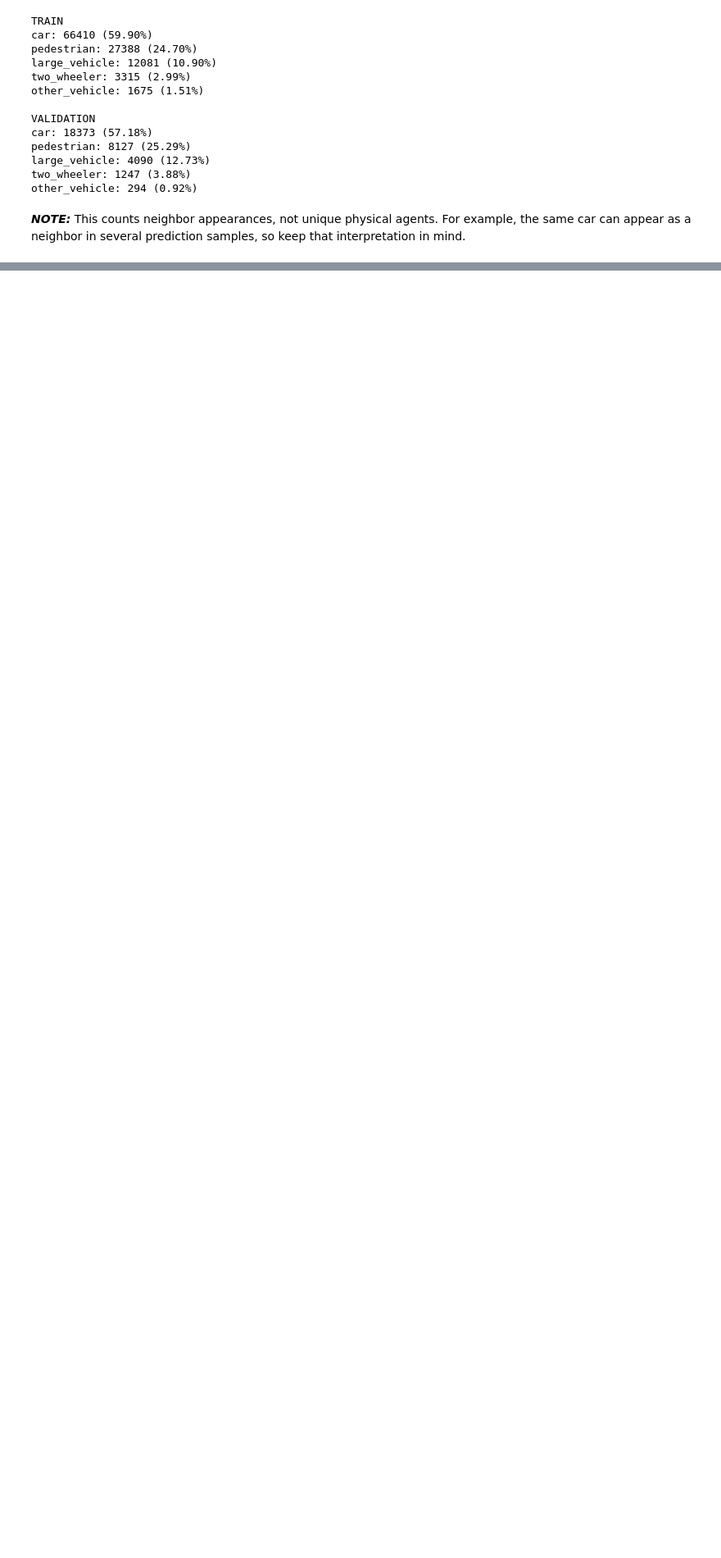
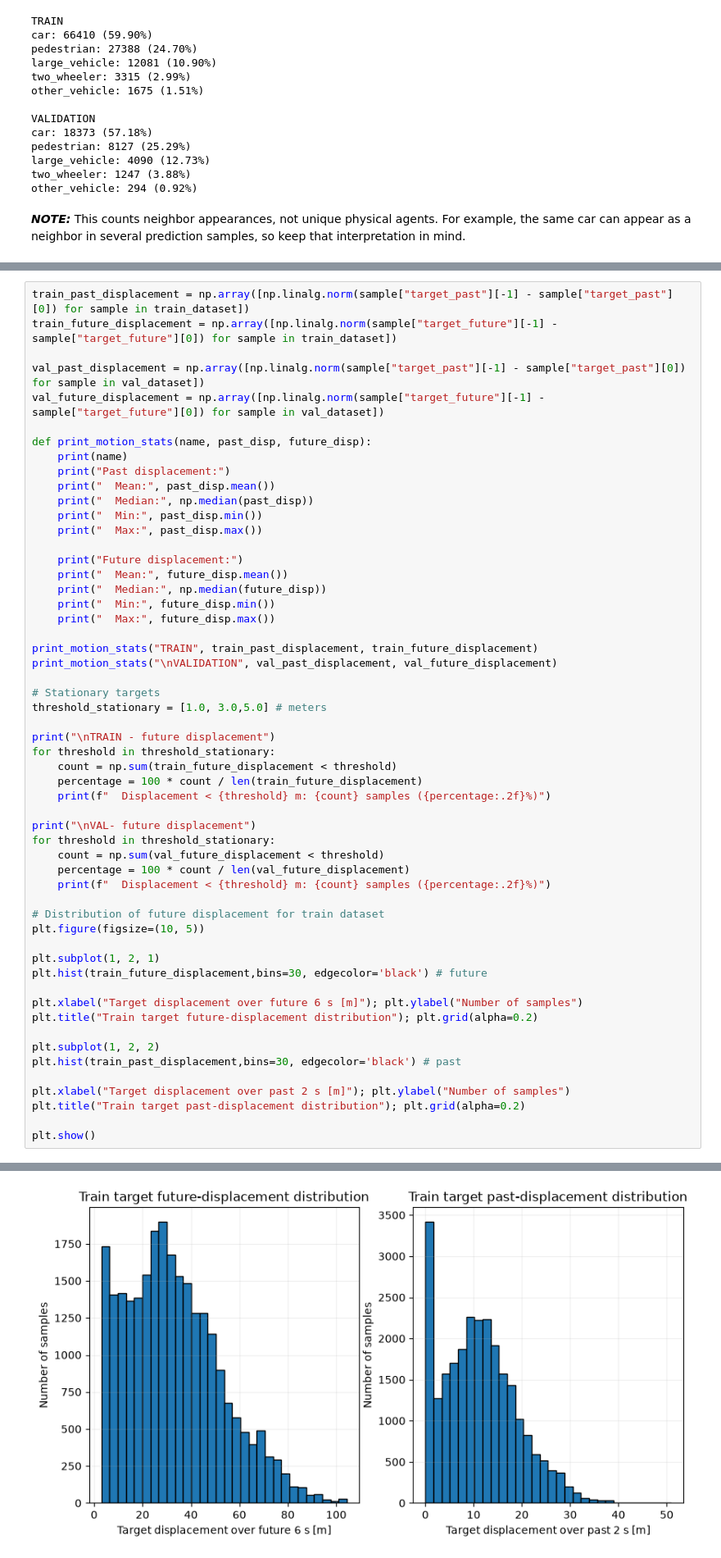
Before and after one commit to danilorar/gnn_trajectory, a Jupyter notebook: notebooks/02_dataset_analysis.ipynb, the cells around one changed output, grey strips where cells are left out. Shown at 82% size. Cells and saved outputs as stored; diff of their text form; blank space fills up the shorter version.

```diff
--- a/notebooks/02_dataset_analysis.ipynb
+++ b/notebooks/02_dataset_analysis.ipynb
@@ -260,0 +265,56 @@ plt.show()
+# %%
+train_past_displacement = np.array([np.linalg.norm(sample["target_past"][-1] - sample["target_past"][0]) for sample in train_dataset])
+train_future_displacement = np.array([np.linalg.norm(sample["target_future"][-1] - sample["target_future"][0]) for sample in train_dataset])
+
+val_past_displacement = np.array([np.linalg.norm(sample["target_past"][-1] - sample["target_past"][0]) for sample in val_dataset])
+val_future_displacement = np.array([np.linalg.norm(sample["target_future"][-1] - sample["target_future"][0]) for sample in val_dataset])
+
+def print_motion_stats(name, past_disp, future_disp):
+    print(name)
+    print("Past displacement:")
+    print("  Mean:", past_disp.mean())
+    print("  Median:", np.median(past_disp))
+    print("  Min:", past_disp.min())
+    print("  Max:", past_disp.max())
+
+    print("Future displacement:")
+    print("  Mean:", future_disp.mean())
+    print("  Median:", np.median(future_disp))
+    print("  Min:", future_disp.min())
+    print("  Max:", future_disp.max())
+
+print_motion_stats("TRAIN", train_past_displacement, train_future_displacement)
+print_motion_stats("\nVALIDATION", val_past_displacement, val_future_displacement)
+
+# Stationary targets
+threshold_stationary = [1.0, 3.0,5.0] # meters
+
+print("\nTRAIN - future displacement")
+for threshold in threshold_stationary:
+    count = np.sum(train_future_displacement < threshold)
+    percentage = 100 * count / len(train_future_displacement)
+    print(f"  Displacement < {threshold} m: {count} samples ({percentage:.2f}%)")
+
+print("\nVAL- future displacement")
+for threshold in threshold_stationary:
+    count = np.sum(val_future_displacement < threshold)
+    percentage = 100 * count / len(val_future_displacement)
+    print(f"  Displacement < {threshold} m: {count} samples ({percentage:.2f}%)")
+
+# Distribution of future displacement for train dataset
+plt.figure(figsize=(10, 5))
+
+plt.subplot(1, 2, 1)
+plt.hist(train_future_displacement,bins=30, edgecolor='black') # future
+
+plt.xlabel("Target displacement over future 6 s [m]"); plt.ylabel("Number of samples")
+plt.title("Train target future-displacement distribution"); plt.grid(alpha=0.2)
+
+plt.subplot(1, 2, 2)
+plt.hist(train_past_displacement,bins=30, edgecolor='black') # past
+
+plt.xlabel("Target displacement over past 2 s [m]"); plt.ylabel("Number of samples")
+plt.title("Train target past-displacement distribution"); plt.grid(alpha=0.2)
+
+plt.show()
+# %% [output]
@@ -260,0 +338 @@ plt.show()
+[figure, added]
```
Also changed, not shown: parts of 3 cells of this notebook, 4 other files.
